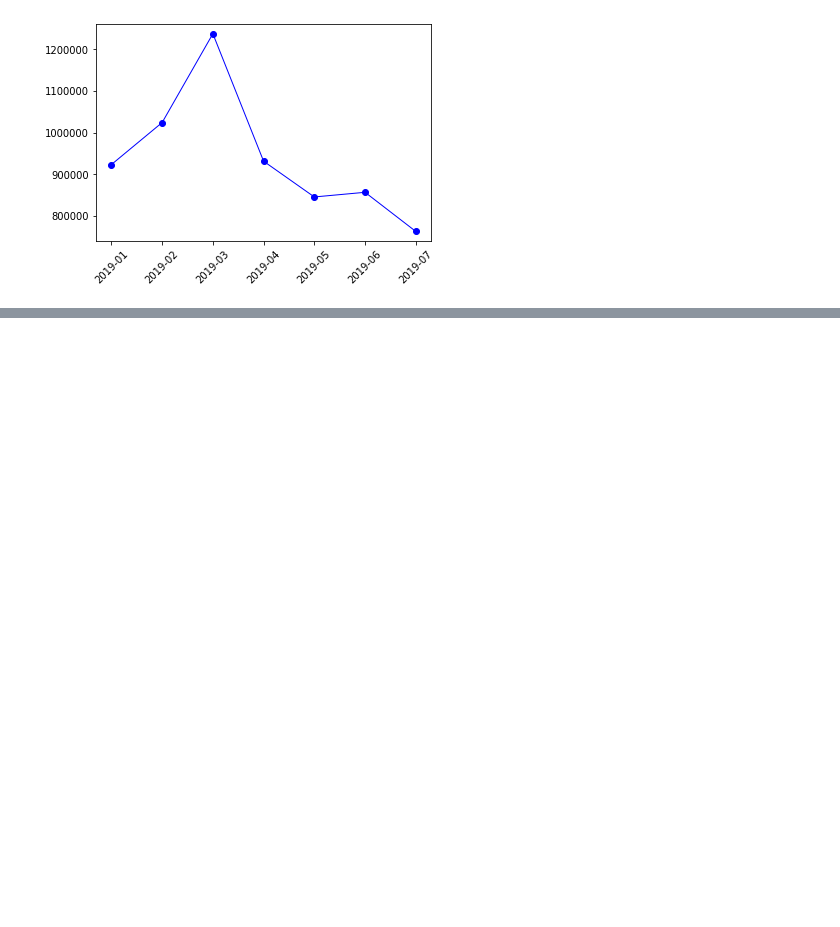
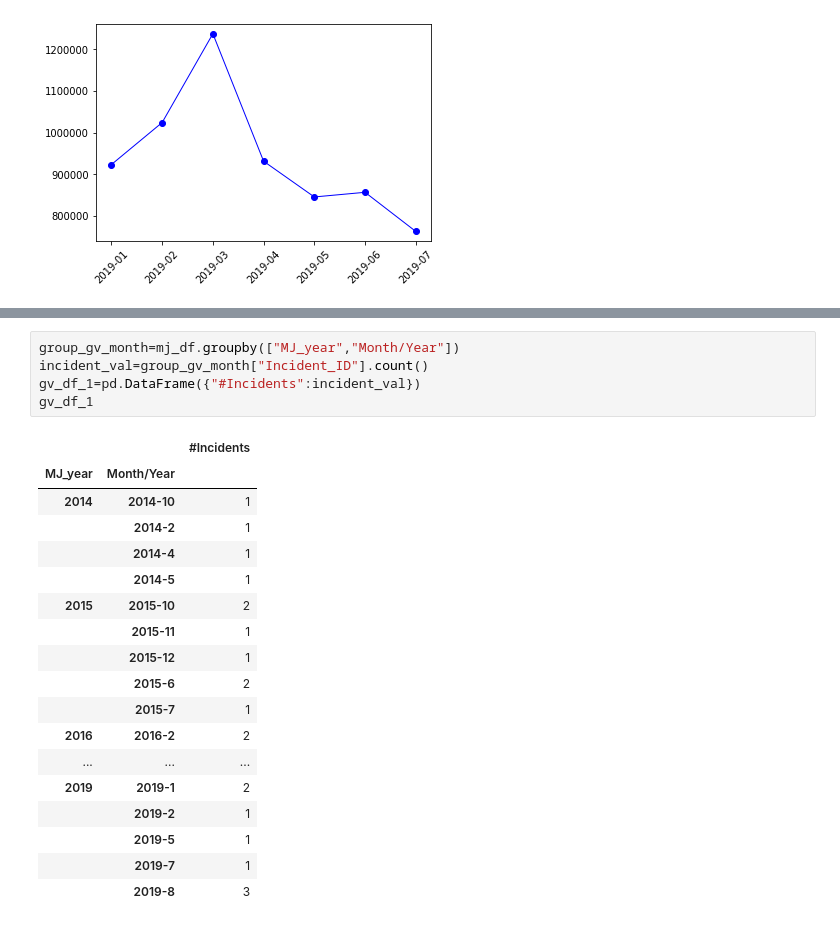
Before and after one commit to tmartinez52/Driving-Gun-Sales, a Jupyter notebook: Data Merged/project.ipynb, the cells around one changed output, grey strips where cells are left out. Drawn from its saved outputs; the diff is of its cells as text; blank space fills up the shorter version.

```diff
--- a/Data Merged/project.ipynb
+++ b/Data Merged/project.ipynb
@@ -356,0 +392,24 @@ plt.savefig("Images/2019_gun_sales.png")
+# %%
+group_gv_month=mj_df.groupby(["MJ_year","Month/Year"])
+incident_val=group_gv_month["Incident_ID"].count()
+gv_df_1=pd.DataFrame({"#Incidents":incident_val})
+gv_df_1
+# %% [output]
+|  |  | #Incidents |
+| MJ_year | Month/Year |  |
+| 2014 | 2014-10 | 1 |
+|  | 2014-2 | 1 |
+|  | 2014-4 | 1 |
+|  | 2014-5 | 1 |
+| 2015 | 2015-10 | 2 |
+|  | 2015-11 | 1 |
+|  | 2015-12 | 1 |
+|  | 2015-6 | 2 |
+|  | 2015-7 | 1 |
+| 2016 | 2016-2 | 2 |
+| ... | ... | ... |
+| 2019 | 2019-1 | 2 |
+|  | 2019-2 | 1 |
+|  | 2019-5 | 1 |
+|  | 2019-7 | 1 |
+|  | 2019-8 | 3 |
```
Also changed, not shown: parts of 11 cells of this notebook, 2 other files.
